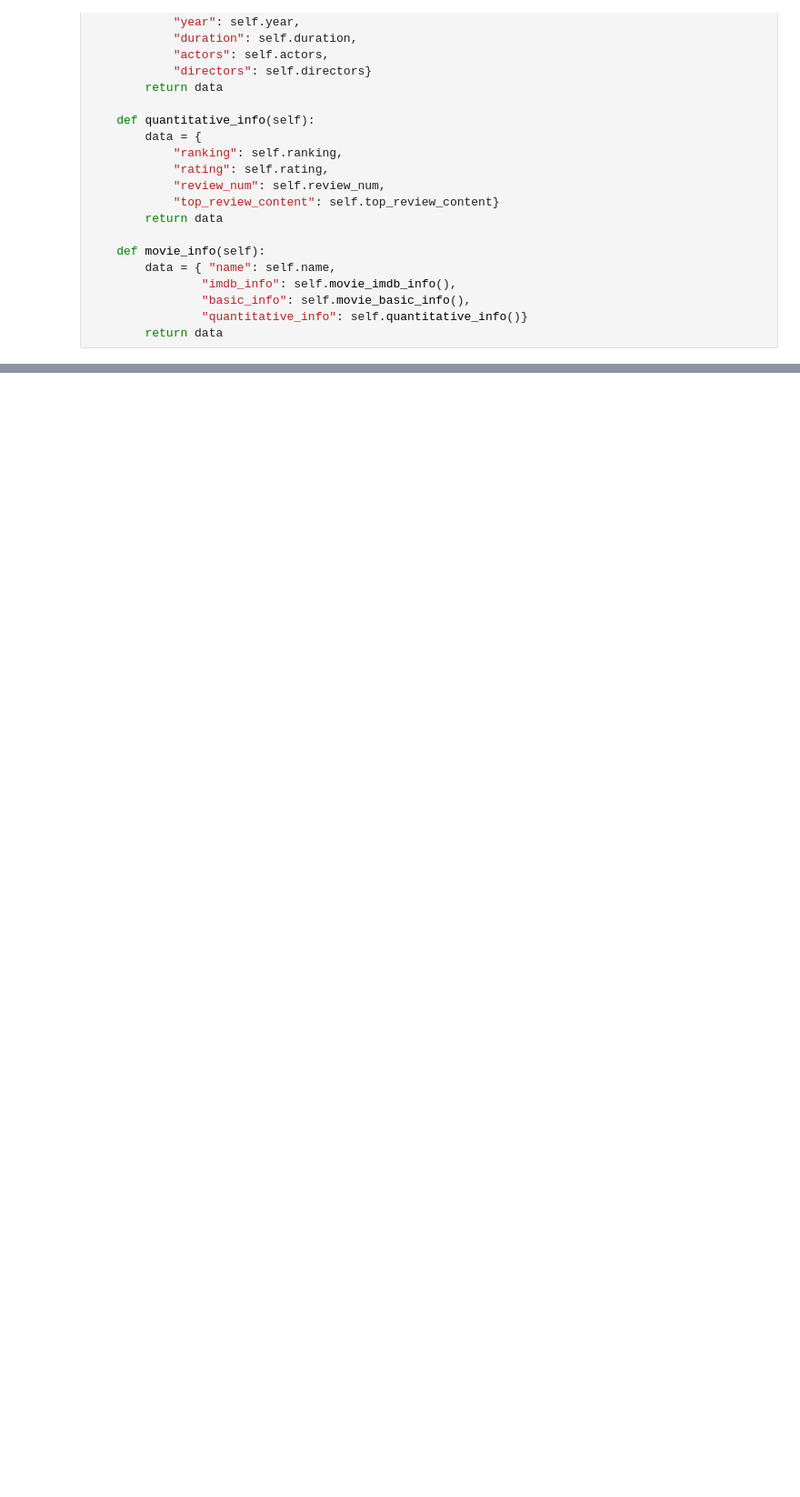
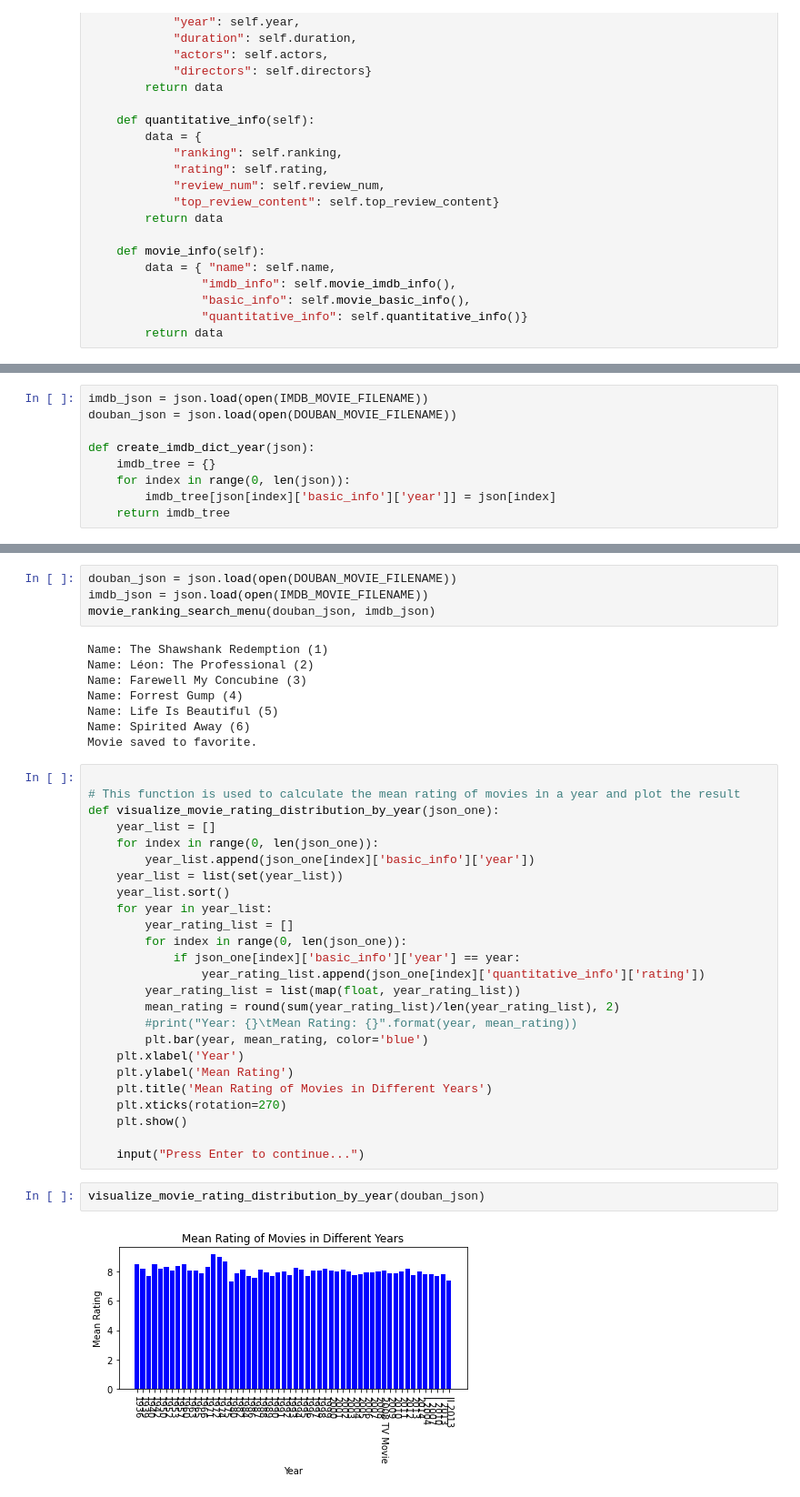
Before and after one commit to Stzzzzy/507_final_proj, a Jupyter notebook: final.ipynb, the cells around one changed output, grey strips where cells are left out. Shown at 91% size. Saved outputs shown, nothing was run; the diff lists cells and outputs as text; blank space fills up the shorter version.

```diff
--- a/final.ipynb
+++ b/final.ipynb
@@ -145,0 +264,9 @@ save_imdb_cache(imdb_list)
+# %%
+imdb_json = json.load(open(IMDB_MOVIE_FILENAME))
+douban_json = json.load(open(DOUBAN_MOVIE_FILENAME))
+
+def create_imdb_dict_year(json):
+    imdb_tree = {}
+    for index in range(0, len(json)):
+        imdb_tree[json[index]['basic_info']['year']] = json[index]
+    return imdb_tree
@@ -145,0 +420,41 @@ save_imdb_cache(imdb_list)
+# %%
+douban_json = json.load(open(DOUBAN_MOVIE_FILENAME))
+imdb_json = json.load(open(IMDB_MOVIE_FILENAME))
+movie_ranking_search_menu(douban_json, imdb_json)
+# %% [output]
+Name: The Shawshank Redemption (1)
+Name: Léon: The Professional (2)
+Name: Farewell My Concubine (3)
+Name: Forrest Gump (4)
+Name: Life Is Beautiful (5)
+Name: Spirited Away (6)
+Movie saved to favorite.
+# %%
+
+# This function is used to calculate the mean rating of movies in a year and plot the result
+def visualize_movie_rating_distribution_by_year(json_one):
+	year_list = []
+	for index in range(0, len(json_one)):
+		year_list.append(json_one[index]['basic_info']['year'])
+	year_list = list(set(year_list))
+	year_list.sort()
+	for year in year_list:
+		year_rating_list = []
+		for index in range(0, len(json_one)):
+			if json_one[index]['basic_info']['year'] == year:
+				year_rating_list.append(json_one[index]['quantitative_info']['rating'])
+		year_rating_list = list(map(float, year_rating_list))
+		mean_rating = round(sum(year_rating_list)/len(year_rating_list), 2)
+		#print("Year: {}\tMean Rating: {}".format(year, mean_rating))
+		plt.bar(year, mean_rating, color='blue')
+	plt.xlabel('Year')
+	plt.ylabel('Mean Rating')
+	plt.title('Mean Rating of Movies in Different Years')
+	plt.xticks(rotation=270)
+	plt.show()
+
+	input("Press Enter to continue...")
+# %%
+visualize_movie_rating_distribution_by_year(douban_json)
+# %% [output]
+[figure, added]
```
Also changed, not shown: parts of 21 cells of this notebook, 12 other files.
